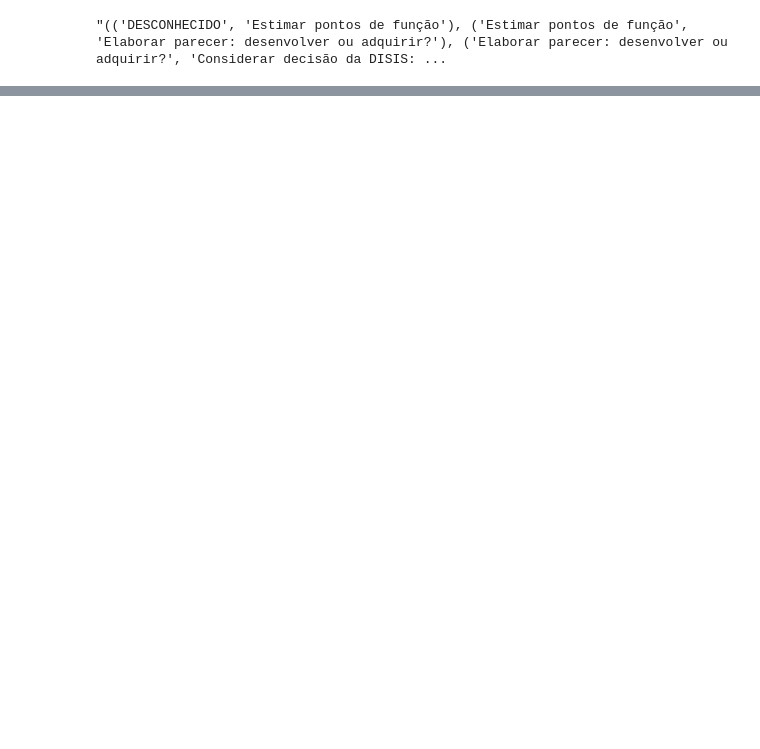
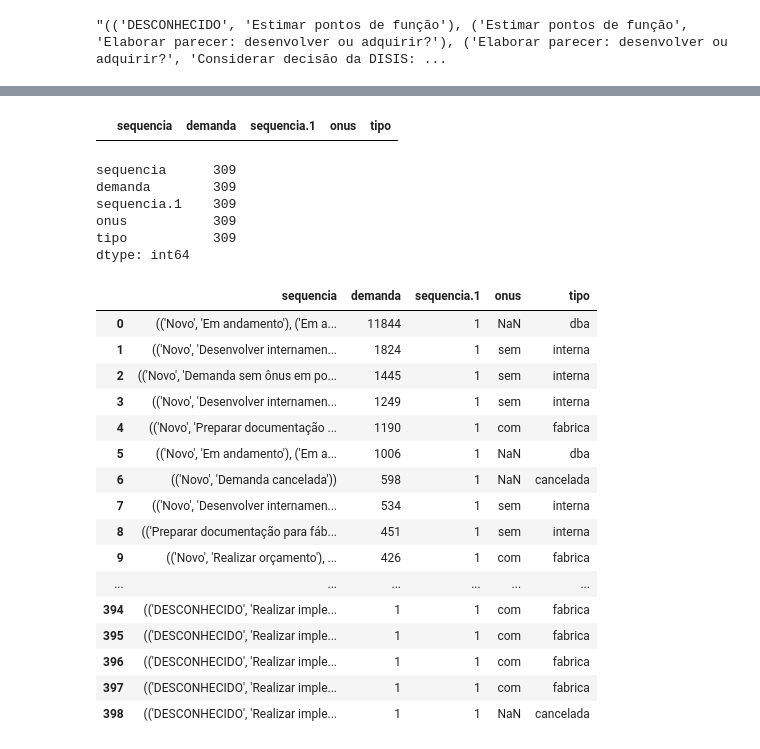
Before and after one commit to berrondo/ds-redm, a Jupyter notebook: sequencias.ipynb, the cells around one changed output, grey strips where cells are left out. Saved outputs shown, nothing was run; the diff lists cells and outputs as text; code cells hidden in the pictures; blank space fills up the shorter version.

```diff
--- a/sequencias.ipynb
+++ b/sequencias.ipynb
@@ -53,0 +53,46 @@ HTML(dh.groupby(['sequencia']).nunique().sort_values(by=['demanda'], ascending=F
+# %%
+# quanto ao ônus
+
+dt2 = dt1.copy()
+
+com_onus = dt2.sequencia.str.endswith(("Demanda com ônus em pontos de função concluída'))",
+                                         "Demanda concluída com ônus'))"))
+sem_onus = dt2.sequencia.str.endswith(("Demanda sem ônus em pontos de função concluída'))",
+                                         "Demanda concluída sem ônus'))"))
+
+dt2.loc[com_onus, 'onus'] = 'com'
+dt2.loc[sem_onus, 'onus'] = 'sem'
+
+# quanto a finalizacao em geral
+
+eh_cancelada = dt2.sequencia.str.endswith("Demanda cancelada'))")
+eh_dba = dt2.sequencia.str.endswith(( "Concluído'))", "Aceito'))", "Cancelado'))" ))
+eh_defeito_ou_pdti = dt2.sequencia.str.endswith(( "Fechado'))", "'Iniciado'))", "Cancelado'))", "Rejeição cancelada'))" ))
+
+dt2.loc[eh_cancelada, 'onus'] = 'cancelada'
+dt2.loc[eh_dba, 'onus'] = 'dba'
+dt2.loc[eh_defeito_ou_pdti, 'onus'] = 'defeito_ou_pdti'
+# %%
+eh_fabrica = dt2.sequencia.str.contains("fábrica") | dt2.sequencia.str.contains("artefato") | dt2.sequencia.str.contains("Contar") & (~dt2.sequencia.str.contains("iternamente"))
+#(
+#    dt2.sequencia.str.contains("Realizar implementação")
+#    | dt2.sequencia.str.contains("Executar manutenção")
+#    | dt2.sequencia.str.contains("Contar pontos de função")
+#    & (~dt2.sequencia.str.contains("Desenvolver internamente"))
+#)
+eh_interna = dt2.sequencia.str.contains("internamente") & (~dt2.sequencia.str.contains("fábrica") & ~dt2.sequencia.str.contains("artefato")) & ~dt2.sequencia.str.contains("Contar")
+#(
+#    dt2.sequencia.str.contains("Desenvolver internamente")
+#    & ~dt2.sequencia.str.contains("Realizar implementação")
+#    & ~dt2.sequencia.str.contains("Executar manutenção")
+#)
+
+#dt2['tipo'] = 'aberta'  ## default
+
+dt2.loc[eh_fabrica, 'tipo'] = 'fabrica'
+dt2.loc[eh_interna, 'tipo'] = 'interna'
+# %%
+dt3 = dt2.loc[dt2.tipo.isna()]
+HTML(dt3.to_html())
+# %% [output]
+|  | sequencia | demanda | sequencia.1 | onus | tipo |
@@ -53,0 +101,29 @@ HTML(dh.groupby(['sequencia']).nunique().sort_values(by=['demanda'], ascending=F
+# %%
+dt2.loc[(dt2.onus=='com') & (dt2.tipo=='fabrica')].count()
+# %% [output]
+sequencia      309
+demanda        309
+sequencia.1    309
+onus           309
+tipo           309
+dtype: int64
+# %%
+HTML(dt2.to_html())
+# %% [output]
+|  | sequencia | demanda | sequencia.1 | onus | tipo |
+| 0 | (('Novo', 'Em andamento'), ('Em a... | 11844 | 1 | NaN | dba |
+| 1 | (('Novo', 'Desenvolver internamen... | 1824 | 1 | sem | interna |
+| 2 | (('Novo', 'Demanda sem ônus em po... | 1445 | 1 | sem | interna |
+| 3 | (('Novo', 'Desenvolver internamen... | 1249 | 1 | sem | interna |
+| 4 | (('Novo', 'Preparar documentação ... | 1190 | 1 | com | fabrica |
+| 5 | (('Novo', 'Em andamento'), ('Em a... | 1006 | 1 | NaN | dba |
+| 6 | (('Novo', 'Demanda cancelada')) | 598 | 1 | NaN | cancelada |
+| 7 | (('Novo', 'Desenvolver internamen... | 534 | 1 | sem | interna |
+| 8 | (('Preparar documentação para fáb... | 451 | 1 | sem | interna |
+| 9 | (('Novo', 'Realizar orçamento'), ... | 426 | 1 | com | fabrica |
+| ... | ... | ... | ... | ... | ... |
+| 394 | (('DESCONHECIDO', 'Realizar imple... | 1 | 1 | com | fabrica |
+| 395 | (('DESCONHECIDO', 'Realizar imple... | 1 | 1 | com | fabrica |
+| 396 | (('DESCONHECIDO', 'Realizar imple... | 1 | 1 | com | fabrica |
+| 397 | (('DESCONHECIDO', 'Realizar imple... | 1 | 1 | com | fabrica |
+| 398 | (('DESCONHECIDO', 'Realizar imple... | 1 | 1 | NaN | cancelada |
```
Also changed, not shown: parts of 5 cells of this notebook, 3 other files.
